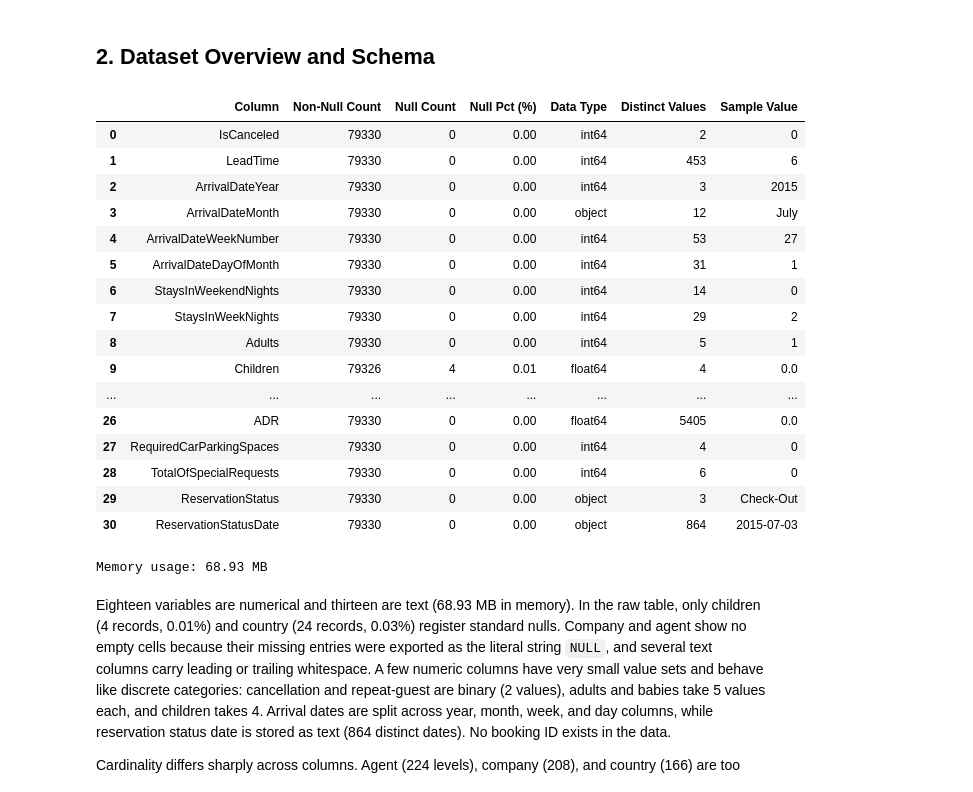
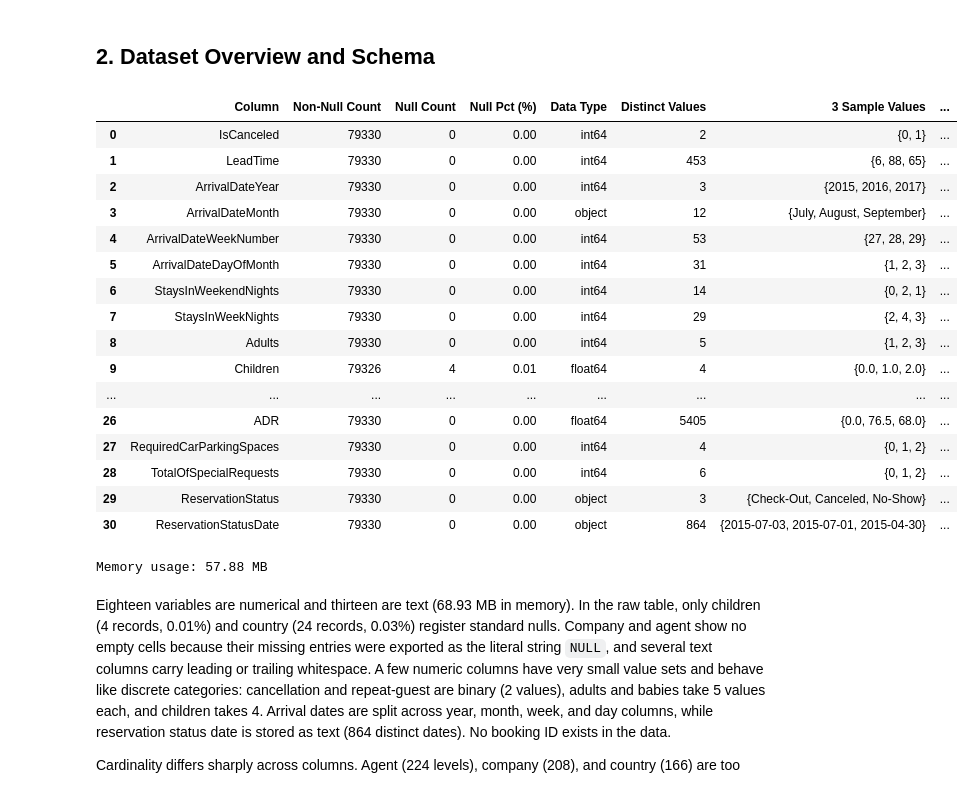
Before and after one commit to Auipp/Machine-Learning-F26, a Jupyter notebook: notebooks/milestone1_EDA.ipynb, the cells around one changed output. Saved outputs shown, nothing was run; the diff lists cells and outputs as text; code cells hidden in the pictures.

```diff
--- a/notebooks/milestone1_EDA.ipynb
+++ b/notebooks/milestone1_EDA.ipynb
@@ -6,6 +6,7 @@ This notebook examines 79,330 reservations from the City Hotel dataset (July 201
 ## 1. Environment Setup and Data Loading
 # %%
 import os
+from io import StringIO
 import urllib.request
 import numpy as np
 import pandas as pd
@@ -35,8 +36,29 @@ if file_path is None:
     urllib.request.urlretrieve(url, 'H2.csv')
     file_path = 'H2.csv'
 
-df = pd.read_csv(file_path)
+# --- Pass 1: read everything as raw strings, no NA conversion, no inference ---
+raw = pd.read_csv(
+    file_path,
+    dtype=str,
+    keep_default_na=False,
+    skipinitialspace=True,
+)
+
+# --- Strip leading/trailing whitespace from every cell of every column ---
+raw = raw.apply(lambda col: col.str.strip())
+
+# --- Pass 2: re-parse the cleaned string; pandas' default na_values list applies ---
+# Defaults cover 'NA', 'NULL', 'N/A', 'None', 'nan', '' and ~15 other spellings.
+# 'Undefined' is not in the default list, so we add it explicitly.
+df = pd.read_csv(
+    StringIO(raw.to_csv(index=False)),
+    na_values=['Undefined'],
+)
+
 print(f'Dataset successfully loaded from: {file_path}')
 print(f'Total records: {df.shape[0]:,}')
 print(f'Total variables: {df.shape[1]}')
+print('--- Missing-value verification after cleanup ---')
+for col in ['Company', 'Agent', 'Country', 'Children', 'MarketSegment', 'DistributionChannel']:
+    print(f'  {col:<22} nulls: {df[col].isnull().sum():>6,}')
 # %% [output]
@@ -48,36 +77,54 @@ The City Hotel file loads 79,330 records across 31 variables. Each row correspon
 # %% [markdown]
 ## 2. Dataset Overview and Schema
 # %%
+def get_sample_values(series, n=3):
+    """Return up to n distinct non-null values as a set-like string, e.g. '{1, 3, 4}'."""
+    distinct = series.dropna().unique()
+    if len(distinct) == 0:
+        return 'N/A'
+    sample = distinct[:n]
+    return '{' + ', '.join(str(v) for v in sample) + '}'
+
+def get_mode_and_count(series):
+    """Return the most frequent value and its count, e.g. '1 (62,120)'."""
+    counts = series.value_counts(dropna=True)
+    if len(counts) == 0:
+        return 'N/A'
+    top_value = counts.index[0]
+    top_count = int(counts.iloc[0])
+    return f'{top_value} ({top_count:,})'
+
 schema_df = pd.DataFrame({
     'Column': df.columns,
     'Non-Null Count': df.notnull().sum().values,
     'Null Count': df.isnull().sum().values,
     'Null Pct (%)': np.round(df.isnull().mean().values * 100, 2),
     'Data Type': df.dtypes.astype(str).values,
     'Distinct Values': df.nunique().values,
-    'Sample Value': [df[col].dropna().iloc[0] if len(df[col].dropna()) > 0 else 'N/A' for col in df.columns]
+    '3 Sample Values': [get_sample_values(df[col]) for col in df.columns],
+    'Most Frequent (Count)': [get_mode_and_count(df[col]) for col in df.columns],
 })
 display(schema_df)
 print(f'Memory usage: {df.memory_usage(deep=True).sum() / (1024 * 1024):.2f} MB')
 # %% [output]
-|  | Column | Non-Null Count | Null Count | Null Pct (%) | Data Type | Distinct Values | Sample Value |
-| 0 | IsCanceled | 79330 | 0 | 0.00 | int64 | 2 | 0 |
-| 1 | LeadTime | 79330 | 0 | 0.00 | int64 | 453 | 6 |
-| 2 | ArrivalDateYear | 79330 | 0 | 0.00 | int64 | 3 | 2015 |
-| 3 | ArrivalDateMonth | 79330 | 0 | 0.00 | object | 12 | July |
-| 4 | ArrivalDateWeekNumber | 79330 | 0 | 0.00 | int64 | 53 | 27 |
-| 5 | ArrivalDateDayOfMonth | 79330 | 0 | 0.00 | int64 | 31 | 1 |
-| 6 | StaysInWeekendNights | 79330 | 0 | 0.00 | int64 | 14 | 0 |
-| 7 | StaysInWeekNights | 79330 | 0 | 0.00 | int64 | 29 | 2 |
-| 8 | Adults | 79330 | 0 | 0.00 | int64 | 5 | 1 |
-| 9 | Children | 79326 | 4 | 0.01 | float64 | 4 | 0.0 |
-| ... | ... | ... | ... | ... | ... | ... | ... |
-| 26 | ADR | 79330 | 0 | 0.00 | float64 | 5405 | 0.0 |
-| 27 | RequiredCarParkingSpaces | 79330 | 0 | 0.00 | int64 | 4 | 0 |
-| 28 | TotalOfSpecialRequests | 79330 | 0 | 0.00 | int64 | 6 | 0 |
-| 29 | ReservationStatus | 79330 | 0 | 0.00 | object | 3 | Check-Out |
-| 30 | ReservationStatusDate | 79330 | 0 | 0.00 | object | 864 | 2015-07-03 |
+|  | Column | Non-Null Count | Null Count | Null Pct (%) | Data Type | Distinct Values | 3 Sample Values | ... |
+| 0 | IsCanceled | 79330 | 0 | 0.00 | int64 | 2 | {0, 1} | ... |
+| 1 | LeadTime | 79330 | 0 | 0.00 | int64 | 453 | {6, 88, 65} | ... |
+| 2 | ArrivalDateYear | 79330 | 0 | 0.00 | int64 | 3 | {2015, 2016, 2017} | ... |
+| 3 | ArrivalDateMonth | 79330 | 0 | 0.00 | object | 12 | {July, August, September} | ... |
+| 4 | ArrivalDateWeekNumber | 79330 | 0 | 0.00 | int64 | 53 | {27, 28, 29} | ... |
+| 5 | ArrivalDateDayOfMonth | 79330 | 0 | 0.00 | int64 | 31 | {1, 2, 3} | ... |
+| 6 | StaysInWeekendNights | 79330 | 0 | 0.00 | int64 | 14 | {0, 2, 1} | ... |
+| 7 | StaysInWeekNights | 79330 | 0 | 0.00 | int64 | 29 | {2, 4, 3} | ... |
+| 8 | Adults | 79330 | 0 | 0.00 | int64 | 5 | {1, 2, 3} | ... |
+| 9 | Children | 79326 | 4 | 0.01 | float64 | 4 | {0.0, 1.0, 2.0} | ... |
+| ... | ... | ... | ... | ... | ... | ... | ... | ... |
+| 26 | ADR | 79330 | 0 | 0.00 | float64 | 5405 | {0.0, 76.5, 68.0} | ... |
+| 27 | RequiredCarParkingSpaces | 79330 | 0 | 0.00 | int64 | 4 | {0, 1, 2} | ... |
+| 28 | TotalOfSpecialRequests | 79330 | 0 | 0.00 | int64 | 6 | {0, 1, 2} | ... |
+| 29 | ReservationStatus | 79330 | 0 | 0.00 | object | 3 | {Check-Out, Canceled, No-Show} | ... |
+| 30 | ReservationStatusDate | 79330 | 0 | 0.00 | object | 864 | {2015-07-03, 2015-07-01, 2015-04-30} | ... |
-Memory usage: 68.93 MB
+Memory usage: 57.88 MB
 # %% [markdown]
 Eighteen variables are numerical and thirteen are text (68.93 MB in memory). In the raw table, only children (4 records, 0.01%) and country (24 records, 0.03%) register standard nulls. Company and agent show no empty cells because their missing entries were exported as the literal string `NULL`, and several text columns carry leading or trailing whitespace. A few numeric columns have very small value sets and behave like discrete categories: cancellation and repeat-guest are binary (2 values), adults and babies take 5 values each, and children takes 4. Arrival dates are split across year, month, week, and day columns, while reservation status date is stored as text (864 distinct dates). No booking ID exists in the data.
 
```
Also changed, not shown: parts of 6 cells of this notebook, 2 other files.
